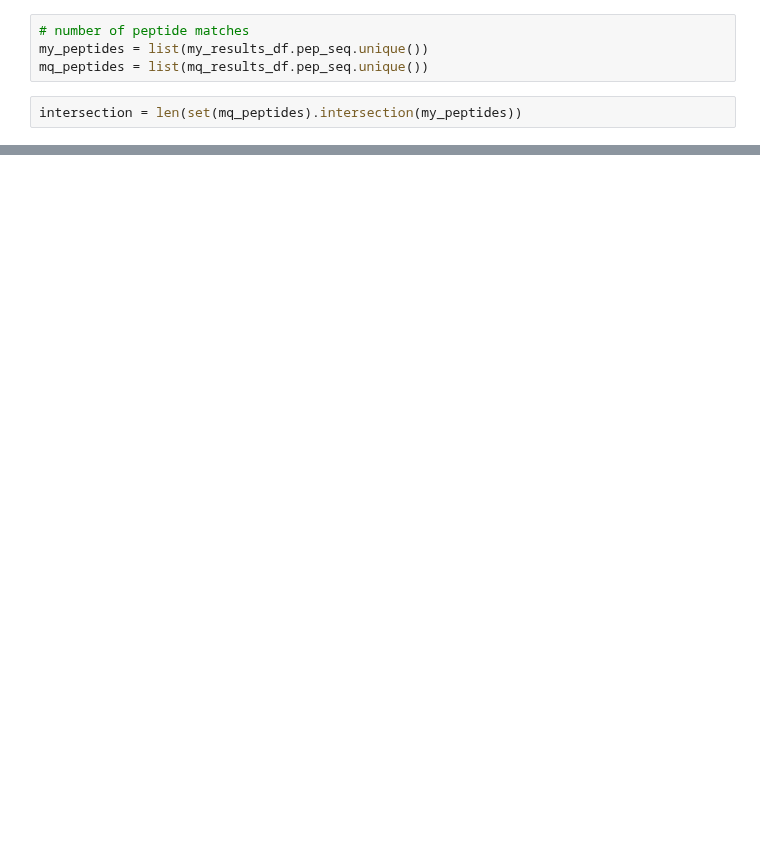
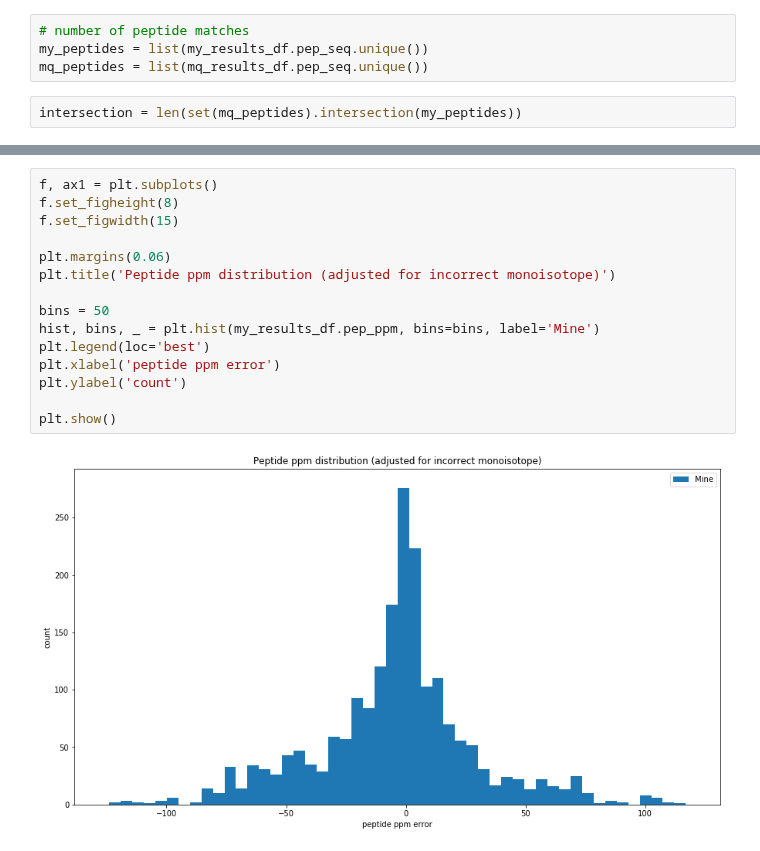
Before and after one commit to WEHI-Proteomics/tfde, a Jupyter notebook: notebooks/analyse Mascot search results.ipynb, the cells around one changed output, grey strips where cells are left out. Saved outputs shown, nothing was run; the diff lists cells and outputs as text; blank space fills up the shorter version.

```diff
--- a/notebooks/analyse Mascot search results.ipynb
+++ b/notebooks/analyse Mascot search results.ipynb
@@ -66,0 +96,17 @@ my results had 1071 peptides, MQ had 221 peptides, and there were 178 in common
+# %%
+f, ax1 = plt.subplots()
+f.set_figheight(8)
+f.set_figwidth(15)
+
+plt.margins(0.06)
+plt.title('Peptide ppm distribution (adjusted for incorrect monoisotope)')
+
+bins = 50
+hist, bins, _ = plt.hist(my_results_df.pep_ppm, bins=bins, label='Mine')
+plt.legend(loc='best')
+plt.xlabel('peptide ppm error')
+plt.ylabel('count')
+
+plt.show()
+# %% [output]
+[figure, added]
```
Also changed, not shown: parts of 10 cells of this notebook.
